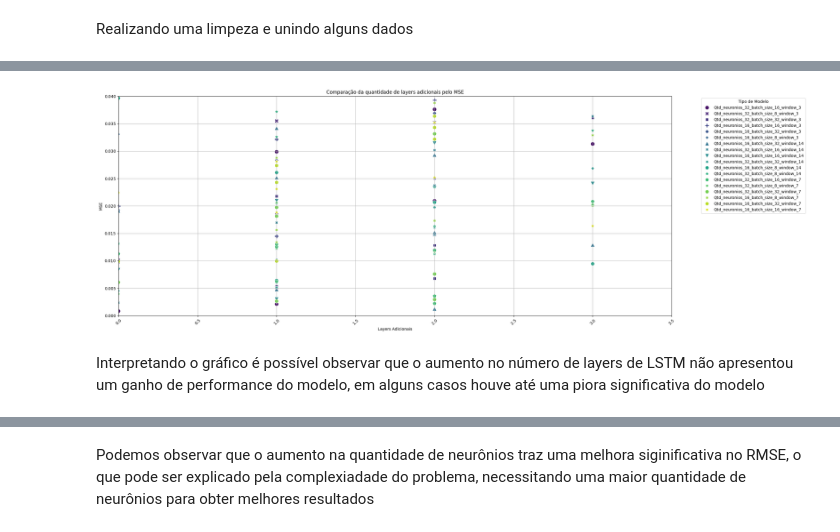
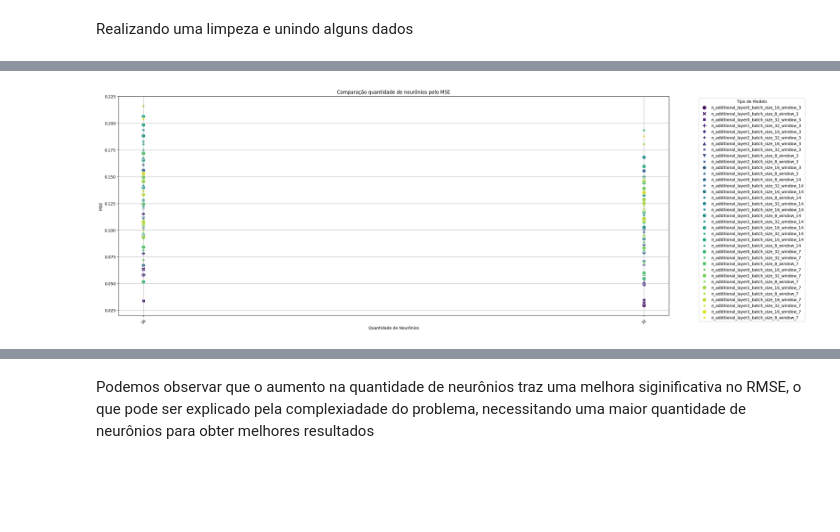
Before and after one commit to GuilhermeMaciel75/Redes_Neurais_p1, a Jupyter notebook: projeto_2/src/btcLstmKeras.ipynb, the cells around one changed output, grey strips where cells are left out. Drawn from its saved outputs; the diff is of its cells as text; code cells hidden in the pictures; blank space fills up the shorter version.

```diff
--- a/projeto_2/src/btcLstmKeras.ipynb
+++ b/projeto_2/src/btcLstmKeras.ipynb
@@ -555,7 +542,7 @@ dt_3d['window'] = 3
 dt_7d = pd.read_csv('../csv/saves_7d.csv')
 dt_7d['window'] = 7
 # %%
-dt_14d = pd.read_csv('../csv/saves_14d.csv')
+dt_14d = pd.read_csv('../csv/saves_14.csv')
 dt_14d['window'] = 14
 # %% [markdown]
 Unindo os datasets
@@ -564,10 +551,14 @@ df = pd.concat([dt_3d, dt_14d, dt_7d], ignore_index=True)
 # %% [markdown]
 Realizando uma limpeza e unindo alguns dados
 # %%
-df['n_additional_layer'] = df[['0', '1', '2']].sum(axis=1)
-df.drop(columns=['0', '1', '2', 'index', 'Unnamed: 0'], inplace=True)
+df['n_additional_layer'] = df[['first_additional_layer','second_additional_layer','third_additional_layer']].sum(axis=1)
+df.drop(columns=['first_additional_layer','second_additional_layer','third_additional_layer', 'Unnamed: 0'], inplace=True)
 # %%
-df['7'] = df['7'].apply(lambda x: x.split(',')[1].strip() if ',' in x else None)
-df['7'] = df['7'].apply(lambda x: x[:-2])
-df['7'] = df['7'].astype(float)
+df['MSE'] = df['MSE'].apply(lambda x: x.split(',')[1].strip() if ',' in x else None)
+df['MSE'] = df['MSE'].apply(lambda x: x[:-2])
+df['MSE'] = df['MSE'].astype(float)
+
+df['Loss'] = df['Loss'].apply(lambda x: x.split(',')[1].strip() if ',' in x else None)
+df['Loss'] = df['Loss'].apply(lambda x: x[:-2])
+df['Loss'] = df['Loss'].astype(float)
 # %%
@@ -619,28 +617,24 @@ Como demonstrado no gráfico, os modelos com janelas de 3 dias exibem maior vari
 # %%
 plt.figure(figsize=(25, 10))
 
-df['model_type'] = ('Qtd_neuronios_' + df['3'].astype(str) +
-                    '_batch_size_' + df['4'].astype(str) +
+df['model_type'] = ('n_additional_layer' + df['n_additional_layer'].astype(str) +
+                    '_batch_size_' + df['n_batch_size'].astype(str) +
                     '_window_' + df['window'].astype(str))
 
 # Plotando o gráfico de dispersão
-sns.scatterplot(data=df, x='n_additional_layer', y='7', hue='model_type', style='model_type',
+sns.scatterplot(data=df, x='n_neurons', y='MSE', hue='model_type', style='model_type',
                 markers=True, palette='viridis', s=100)
 
 # Personalizando o gráfico
-plt.title('Comparação da quantidade de layers adicionais pelo MSE')
-plt.xlabel('Layers Adicionais')
+plt.title('Comparação quantidade de neurônios pelo MSE')
+plt.xlabel('Quantidade de Neurônios')
 plt.ylabel('MSE')
 
-plt.xticks(rotation=45)
+plt.xticks(rotation=45, ticks=[16,32])
 plt.grid(True)
 plt.legend(title='Tipo de Modelo', bbox_to_anchor=(1.05, 1), loc='upper left')
 
-plt.xlim(0, 3.5)
-plt.ylim(0, 0.04)
 
 plt.show()
 # %% [output]
-[figure, old version]
+[figure, new version]
-# %% [markdown]
-Interpretando o gráfico é possível observar que o aumento no número de layers de LSTM não apresentou um ganho de performance do modelo, em alguns casos houve até uma piora significativa do modelo
```
Also changed, not shown: parts of 31 cells of this notebook, 3 other files.
